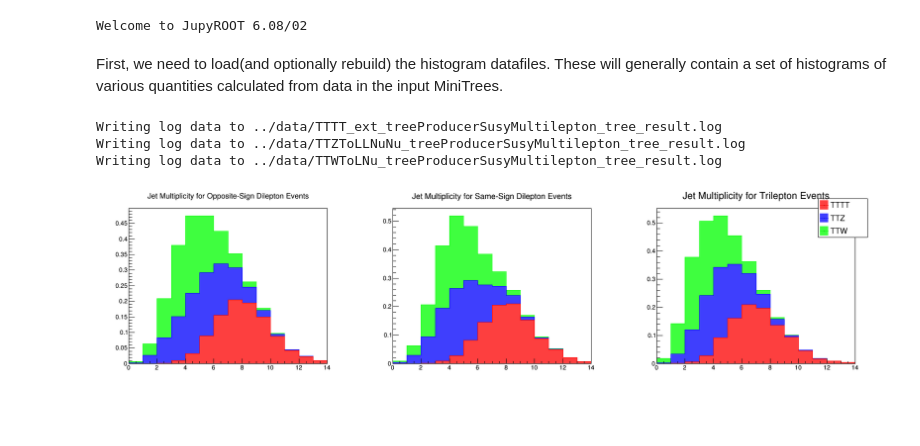
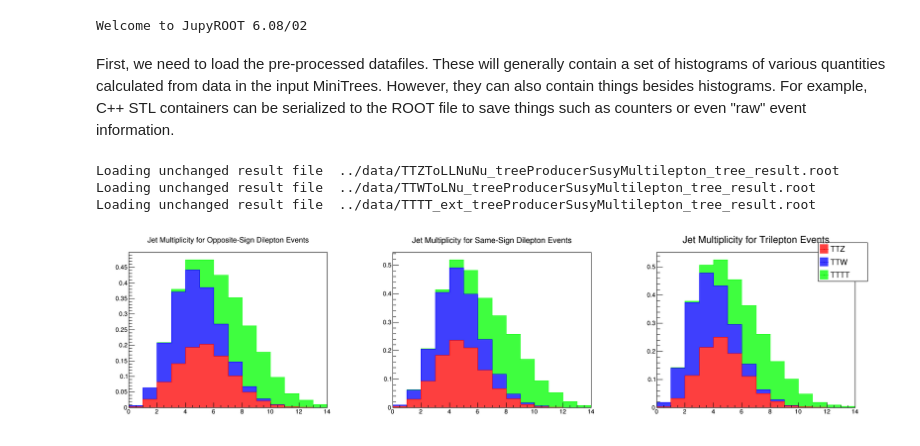
Before and after one commit to cfangmeier/TTTT, a Jupyter notebook: python/TTTT_Analysis.ipynb, the cells around one changed output. Saved outputs shown, nothing was run; the diff lists cells and outputs as text; code cells hidden in the pictures; blank space fills up the shorter version.

```diff
--- a/python/TTTT_Analysis.ipynb
+++ b/python/TTTT_Analysis.ipynb
@@ -11,27 +12,25 @@ from utils import show_event
 # %% [output]
 Welcome to JupyROOT 6.08/02
 # %% [markdown]
-First, we need to load(and optionally rebuild) the histogram datafiles. These will generally contain a set of histograms of various quantities calculated from data in the input MiniTrees.
+First, we need to load the pre-processed datafiles. These will generally contain a set of histograms of various quantities calculated from data in the input MiniTrees. However, they can also contain things besides histograms. For example, C++ STL containers can be serialized to the ROOT file to save things such as counters or even "raw" event information.
-# %%
-rebuild_hists=True
-hists_TTTT = HC("TTTT", "../data/TTTT_ext_treeProducerSusyMultilepton_tree.root", rebuild_hists=rebuild_hists)
-hists_TTZ = HC("TTZ", "../data/TTZToLLNuNu_treeProducerSusyMultilepton_tree.root", rebuild_hists=rebuild_hists)
-hists_TTW = HC("TTW", "../data/TTWToLNu_treeProducerSusyMultilepton_tree.root", rebuild_hists=rebuild_hists)
-# %% [output]
-Writing log data to ../data/TTTT_ext_treeProducerSusyMultilepton_tree_result.log
-Writing log data to ../data/TTZToLLNuNu_treeProducerSusyMultilepton_tree_result.log
-Writing log data to ../data/TTWToLNu_treeProducerSusyMultilepton_tree_result.log
+# %%
+hists_TTZ = HC("TTZ", "../data/TTZToLLNuNu_treeProducerSusyMultilepton_tree.root")
+hists_TTW = HC("TTW", "../data/TTWToLNu_treeProducerSusyMultilepton_tree.root")
+hists_TTTT = HC("TTTT", "../data/TTTT_ext_treeProducerSusyMultilepton_tree.root")
+# %% [output]
+Loading unchanged result file  ../data/TTZToLLNuNu_treeProducerSusyMultilepton_tree_result.root
+Loading unchanged result file  ../data/TTWToLNu_treeProducerSusyMultilepton_tree_result.root
+Loading unchanged result file  ../data/TTTT_ext_treeProducerSusyMultilepton_tree_result.root
 # %%
-HC.canvas.Clear()
+CANVAS.Clear()
 HC.stack_hist_array(*zip(('jet_count_os_dilepton','Jet Multiplicity for Opposite-Sign Dilepton Events'),
                          ('jet_count_ss_dilepton','Jet Multiplicity for Same-Sign Dilepton Events'),
                          ('jet_count_trilepton', 'Jet Multiplicity for Trilepton Events')
                         ),
                     normalize_to=1,
                     enable_fill=True,
                     shape=(3,1),
                    )
-
-HC.canvas.Draw()
+CANVAS.Draw()
 # %% [output]
-[figure, old version]
+[figure, new version]
```
Also changed, not shown: parts of 10 cells of this notebook, 8 other files.
